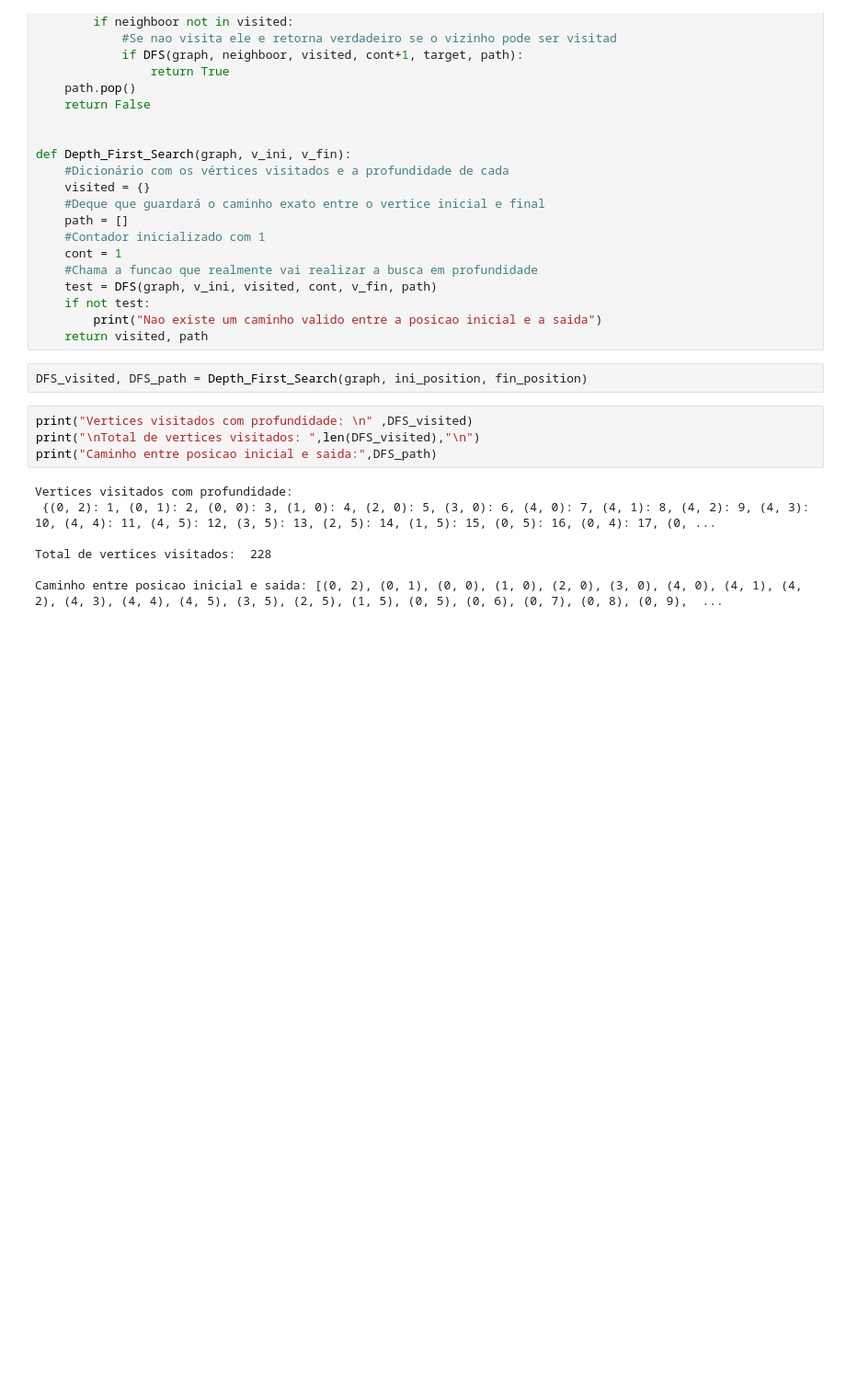
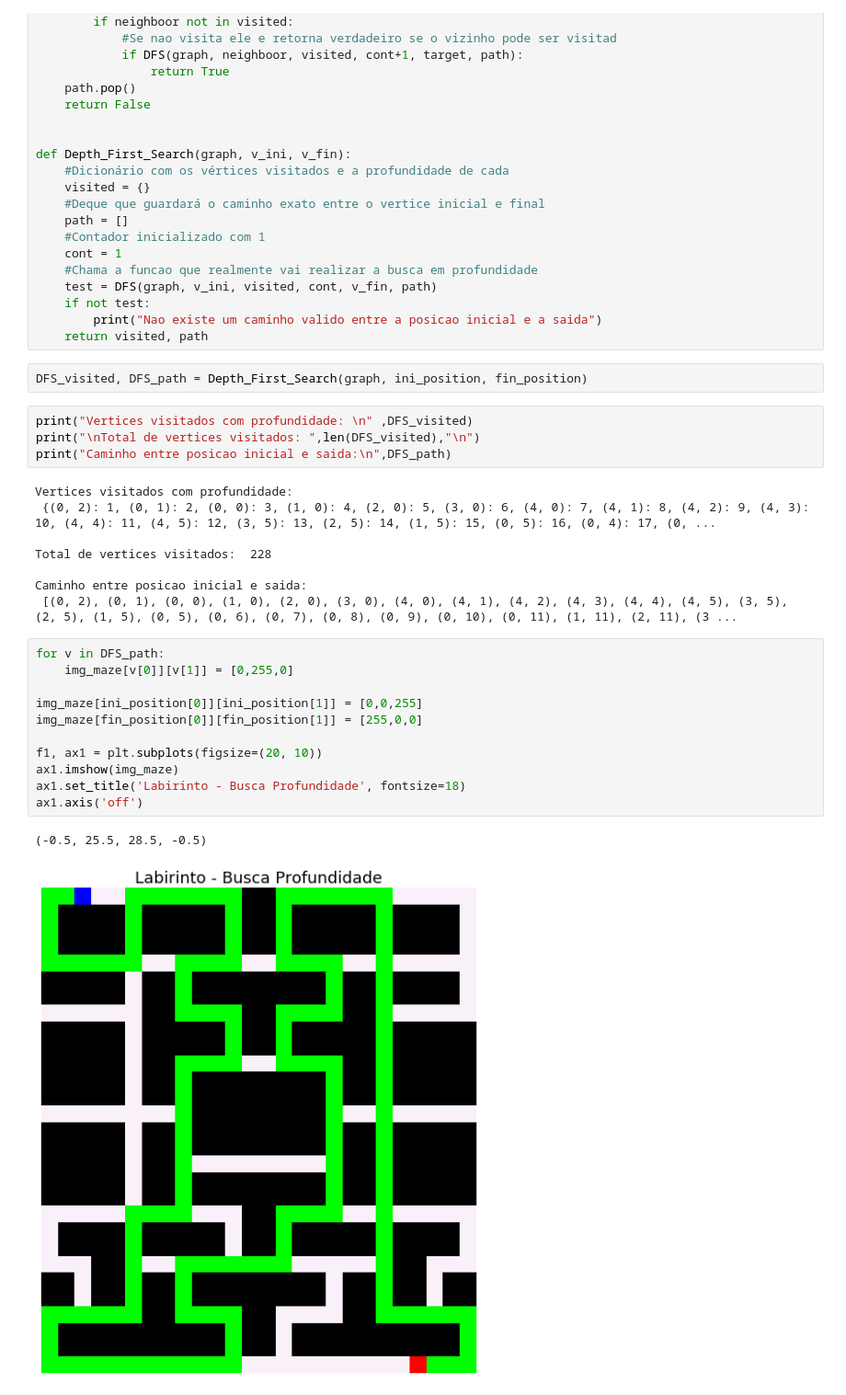
Before and after one commit to MatheusBorgesKamla/BuscaAvancada_IA, a Jupyter notebook: IA_Busca.ipynb, the cells around one changed output. Shown: that part at 92% size. Drawn from its saved outputs; the diff is of its cells as text; blank space fills up the shorter version.

```diff
--- a/IA_Busca.ipynb
+++ b/IA_Busca.ipynb
@@ -146,11 +170,26 @@ DFS_visited, DFS_path = Depth_First_Search(graph, ini_position, fin_position)
 # %%
 print("Vertices visitados com profundidade: \n" ,DFS_visited)
 print("\nTotal de vertices visitados: ",len(DFS_visited),"\n")
-print("Caminho entre posicao inicial e saida:",DFS_path)
+print("Caminho entre posicao inicial e saida:\n",DFS_path)
 # %% [output]
 Vertices visitados com profundidade:
  {(0, 2): 1, (0, 1): 2, (0, 0): 3, (1, 0): 4, (2, 0): 5, (3, 0): 6, (4, 0): 7, (4, 1): 8, (4, 2): 9, (4, 3): 10, (4, 4): 11, (4, 5): 12, (3, 5): 13, (2, 5): 14, (1, 5): 15, (0, 5): 16, (0, 4): 17, (0, ...
 
 Total de vertices visitados:  228
 
-Caminho entre posicao inicial e saida: [(0, 2), (0, 1), (0, 0), (1, 0), (2, 0), (3, 0), (4, 0), (4, 1), (4, 2), (4, 3), (4, 4), (4, 5), (3, 5), (2, 5), (1, 5), (0, 5), (0, 6), (0, 7), (0, 8), (0, 9),  ...
+Caminho entre posicao inicial e saida:
+ [(0, 2), (0, 1), (0, 0), (1, 0), (2, 0), (3, 0), (4, 0), (4, 1), (4, 2), (4, 3), (4, 4), (4, 5), (3, 5), (2, 5), (1, 5), (0, 5), (0, 6), (0, 7), (0, 8), (0, 9), (0, 10), (0, 11), (1, 11), (2, 11), (3 ...
+# %%
+for v in DFS_path:
+    img_maze[v[0]][v[1]] = [0,255,0]
+
+img_maze[ini_position[0]][ini_position[1]] = [0,0,255]
+img_maze[fin_position[0]][fin_position[1]] = [255,0,0]
+
+f1, ax1 = plt.subplots(figsize=(20, 10))
+ax1.imshow(img_maze)
+ax1.set_title('Labirinto - Busca Profundidade', fontsize=18)
+ax1.axis('off')
+# %% [output]
+(-0.5, 25.5, 28.5, -0.5)
+[figure, added]
```
Also changed, not shown: parts of 2 cells of this notebook.
